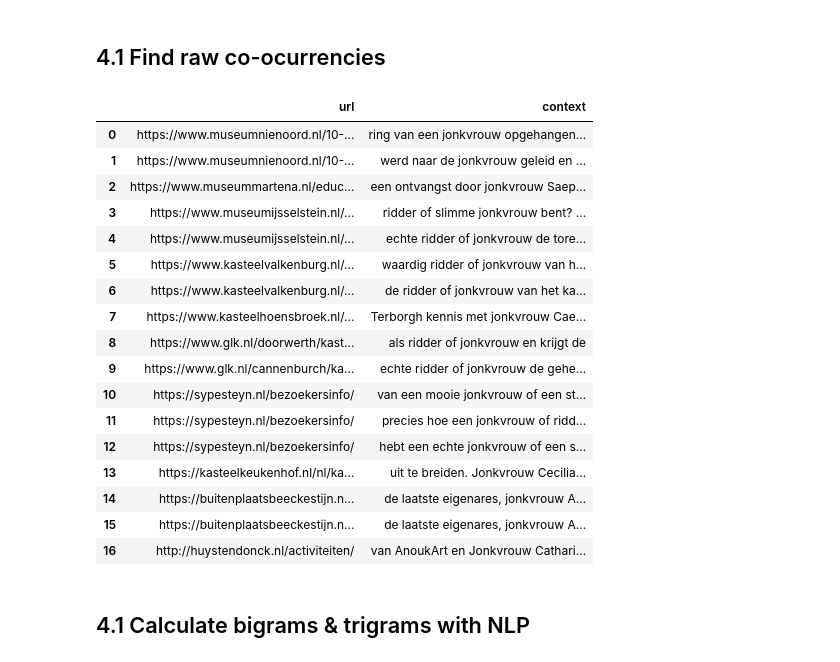
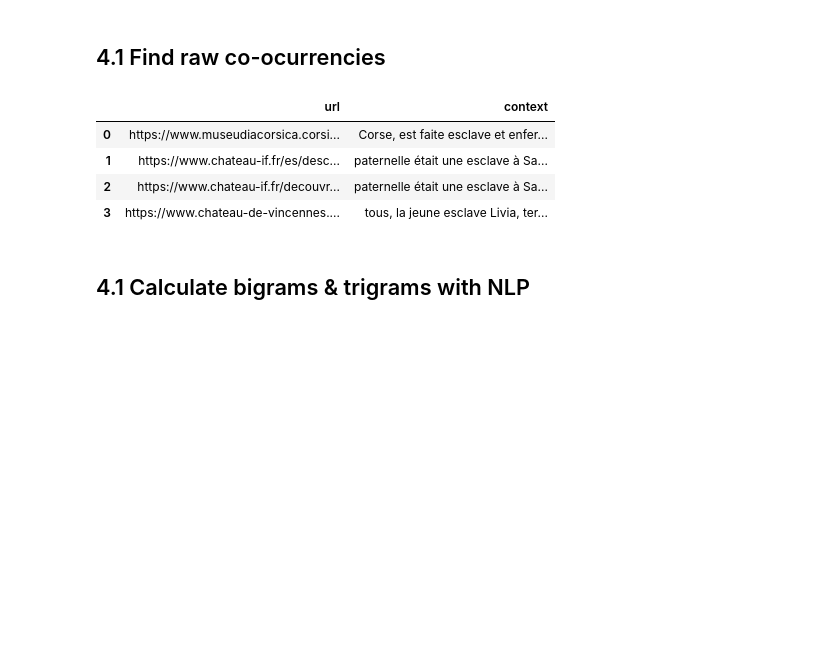
Before and after one commit to jazoza/HHD, a Jupyter notebook: 04_HH_narratives.ipynb, the cells around one changed output. Saved outputs shown, nothing was run; the diff lists cells and outputs as text; code cells hidden in the pictures; blank space fills up the shorter version.

```diff
--- a/04_HH_narratives.ipynb
+++ b/04_HH_narratives.ipynb
@@ -970,43 +982,30 @@ df.head()
 ## 4.1 Find raw co-ocurrencies
 # %%
 # Find keywords in context: 3 words + term + 3 words
-keyword = 'jonkvrouw'
+keyword = 'esclave'
 
 def find_keyword_context(df, keyword):
   new_df = pd.DataFrame(columns=['url', 'context'])
   for index, row in df.iterrows():
     text = row['text']
     if isinstance(text, str):
       words = text.split()
       for i in range(len(words)):
         if words[i].lower() == keyword.lower():
           start = max(0, i - 3) # 3 words before
           end = min(len(words), i + 4) # 3 words after
           context = ' '.join(words[start:end])
           new_df = pd.concat([new_df, pd.DataFrame({'url': [row['url']], 'context': [context]})], ignore_index=True)
   return new_df
 
 context_df = find_keyword_context(df, keyword)
 context_df
 # %% [output]
 |  | url | context |
-| 0 | https://www.museumnienoord.nl/10-... | ring van een jonkvrouw opgehangen... |
-| 1 | https://www.museumnienoord.nl/10-... | werd naar de jonkvrouw geleid en ... |
-| 2 | https://www.museummartena.nl/educ... | een ontvangst door jonkvrouw Saep... |
-| 3 | https://www.museumijsselstein.nl/... | ridder of slimme jonkvrouw bent? ... |
-| 4 | https://www.museumijsselstein.nl/... | echte ridder of jonkvrouw de tore... |
-| 5 | https://www.kasteelvalkenburg.nl/... | waardig ridder of jonkvrouw van h... |
-| 6 | https://www.kasteelvalkenburg.nl/... | de ridder of jonkvrouw van het ka... |
-| 7 | https://www.kasteelhoensbroek.nl/... | Terborgh kennis met jonkvrouw Cae... |
-| 8 | https://www.glk.nl/doorwerth/kast... | als ridder of jonkvrouw en krijgt de |
-| 9 | https://www.glk.nl/cannenburch/ka... | echte ridder of jonkvrouw de gehe... |
-| 10 | https://sypesteyn.nl/bezoekersinfo/ | van een mooie jonkvrouw of een st... |
-| 11 | https://sypesteyn.nl/bezoekersinfo/ | precies hoe een jonkvrouw of ridd... |
-| 12 | https://sypesteyn.nl/bezoekersinfo/ | hebt een echte jonkvrouw of een s... |
-| 13 | https://kasteelkeukenhof.nl/nl/ka... | uit te breiden. Jonkvrouw Cecilia... |
-| 14 | https://buitenplaatsbeeckestijn.n... | de laatste eigenares, jonkvrouw A... |
-| 15 | https://buitenplaatsbeeckestijn.n... | de laatste eigenares, jonkvrouw A... |
-| 16 | http://huystendonck.nl/activiteiten/ | van AnoukArt en Jonkvrouw Cathari... |
+| 0 | https://www.museudiacorsica.corsi... | Corse, est faite esclave et enfer... |
+| 1 | https://www.chateau-if.fr/es/desc... | paternelle était une esclave à Sa... |
+| 2 | https://www.chateau-if.fr/decouvr... | paternelle était une esclave à Sa... |
+| 3 | https://www.chateau-de-vincennes.... | tous, la jeune esclave Livia, ter... |
 # %% [markdown]
 ## 4.1 Calculate bigrams & trigrams with NLP
 # %%
```
Also changed, not shown: parts of 7 cells of this notebook.
